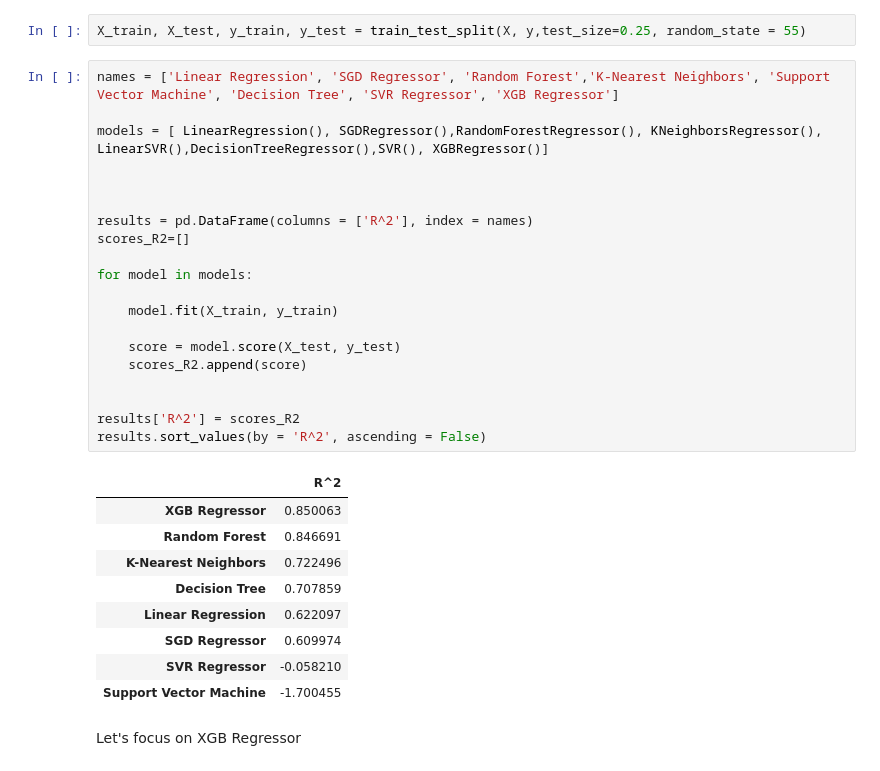
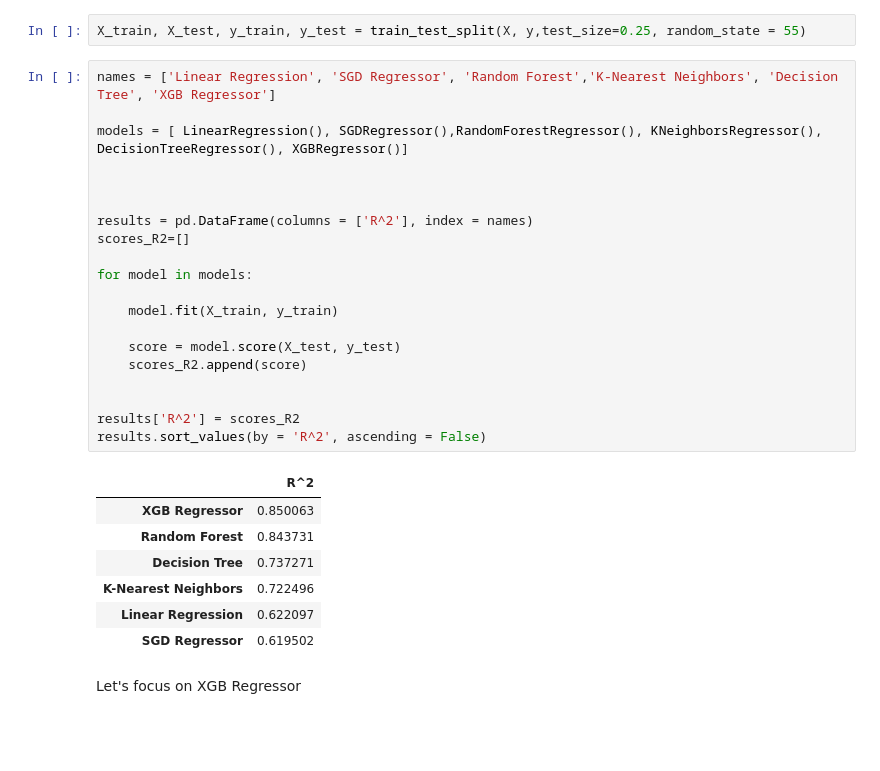
Before and after one commit to alekgralek/House-Prices-in-Poland-analysis, a Jupyter notebook: House prices prediction.ipynb, the cells around one changed output. Cells and saved outputs as stored; diff of their text form; blank space fills up the shorter version.

```diff
--- a/House prices prediction.ipynb
+++ b/House prices prediction.ipynb
@@ -246,35 +252,33 @@ from xgboost import XGBRegressor
 # %%
 X_train, X_test, y_train, y_test = train_test_split(X, y,test_size=0.25, random_state = 55)
 # %%
-names = ['Linear Regression', 'SGD Regressor', 'Random Forest','K-Nearest Neighbors', 'Support Vector Machine', 'Decision Tree', 'SVR Regressor', 'XGB Regressor']
+names = ['Linear Regression', 'SGD Regressor', 'Random Forest','K-Nearest Neighbors', 'Decision Tree', 'XGB Regressor']
 
-models = [ LinearRegression(), SGDRegressor(),RandomForestRegressor(), KNeighborsRegressor(), LinearSVR(),DecisionTreeRegressor(),SVR(), XGBRegressor()]
+models = [ LinearRegression(), SGDRegressor(),RandomForestRegressor(), KNeighborsRegressor(), DecisionTreeRegressor(), XGBRegressor()]
 
 
 
 results = pd.DataFrame(columns = ['R^2'], index = names)
 scores_R2=[]
 
 for model in models:
 
     model.fit(X_train, y_train)
 
     score = model.score(X_test, y_test)
     scores_R2.append(score)
 
 
 results['R^2'] = scores_R2
 results.sort_values(by = 'R^2', ascending = False)
 # %% [output]
 |  | R^2 |
 | XGB Regressor | 0.850063 |
-| Random Forest | 0.846691 |
+| Random Forest | 0.843731 |
+| Decision Tree | 0.737271 |
 | K-Nearest Neighbors | 0.722496 |
-| Decision Tree | 0.707859 |
 | Linear Regression | 0.622097 |
-| SGD Regressor | 0.609974 |
-| SVR Regressor | -0.058210 |
-| Support Vector Machine | -1.700455 |
+| SGD Regressor | 0.619502 |
 # %% [markdown]
 Let's focus on XGB Regressor
 # %%
```
Also changed, not shown: parts of 7 cells of this notebook.
